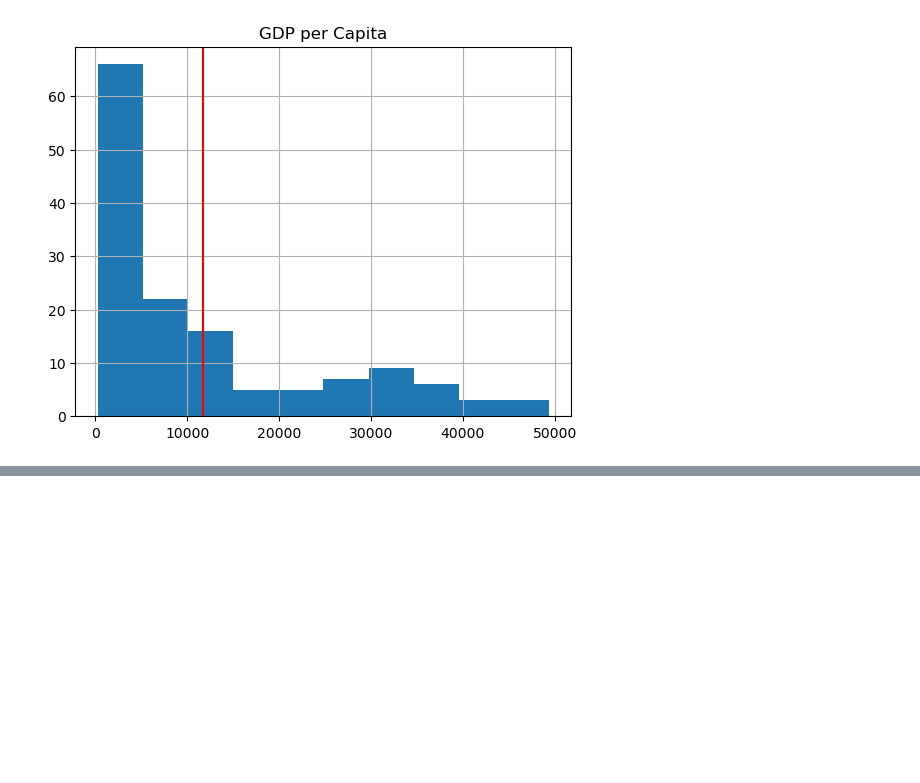
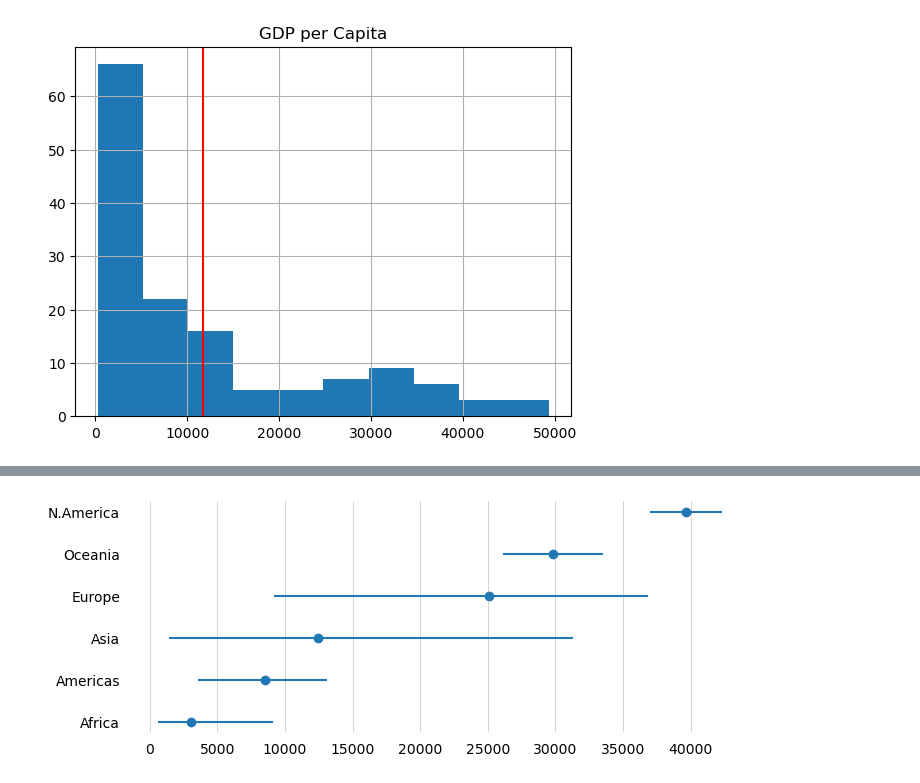
Before and after one commit to cankadir/INFO_696, a Jupyter notebook: data-exploration/EDA_Tools.ipynb, the cells around one changed output, grey strips where cells are left out. Drawn from its saved outputs; the diff is of its cells as text; code cells hidden in the pictures; blank space fills up the shorter version.

```diff
--- a/data-exploration/EDA_Tools.ipynb
+++ b/data-exploration/EDA_Tools.ipynb
@@ -364,0 +304,20 @@ plt.title("Average GDP per capita per Continent\n(with 95 CI)", fontname = 'Aria
+# %%
+df_2007 = df[ df['year']==2007 ]
+
+df_2007.loc[
+    df_2007['country'].isin(['United States','Canada']),
+    "continent"
+] = "N.America"
+# %%
+def q_05(s):
+    return s.quantile(0.10)
+
+def q_95(s):
+    return s.quantile(0.9)
+
+pt = df_2007.groupby('continent').agg({
+    "gdp_cap":[q_05,'mean',q_95],
+    # "population": [q_05,'mean',q_95]
+})
+
+pt
@@ -364,0 +334,4 @@ plt.title("Average GDP per capita per Continent\n(with 95 CI)", fontname = 'Aria
+# %%
+pt.columns = ["{}-{}".format(i1,i2) for (i1,i2) in pt.columns]
+
+pt
@@ -364,0 +347,15 @@ plt.title("Average GDP per capita per Continent\n(with 95 CI)", fontname = 'Aria
+# %%
+pt = pt.sort_values(by='gdp_cap-mean')
+# %%
+plt.figure( figsize=(8,3) )
+plt.scatter( y = pt.index , x=pt['gdp_cap-mean'])
+plt.hlines( y=pt.index, xmin=pt['gdp_cap-q_05'], xmax=pt['gdp_cap-q_95'])
+
+sns.despine( left=True, bottom=True )
+plt.tick_params(axis='x', bottom=False )
+plt.tick_params(axis='y', left=False )
+plt.grid(axis='x', color='#868686', lw=0.5, alpha=0.5)
+
+plt.locator_params(axis='both', nbins=10)
+# %% [output]
+[figure, added]
```
Also changed, not shown: parts of 9 cells of this notebook.
